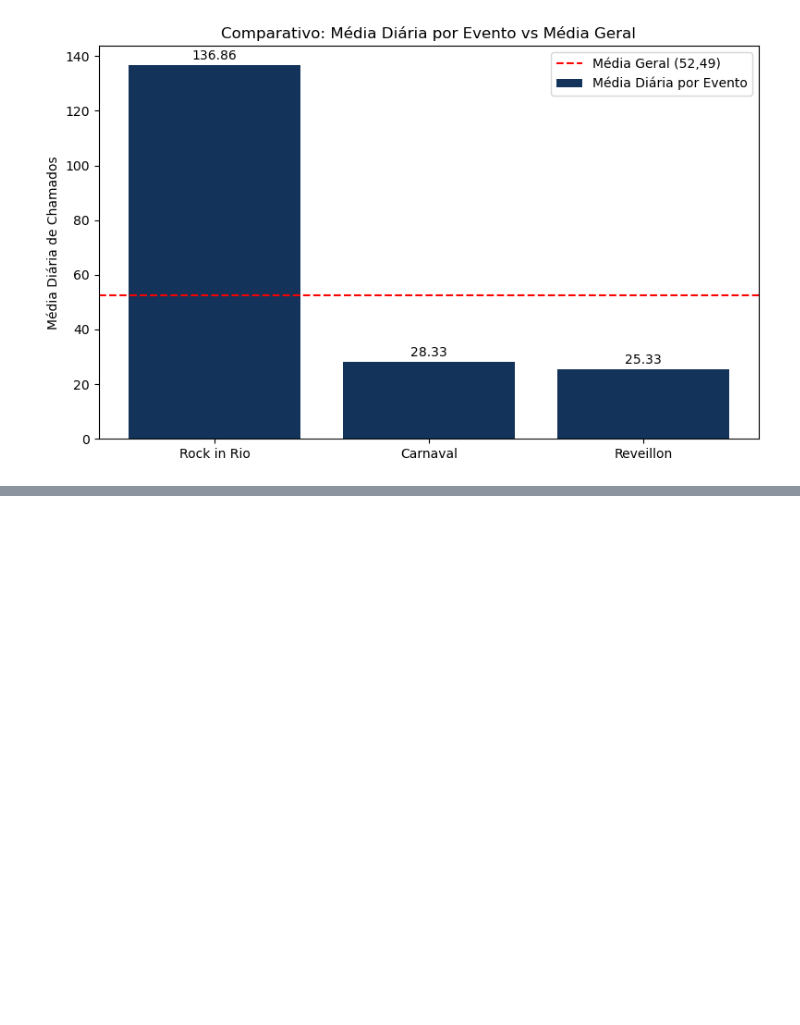
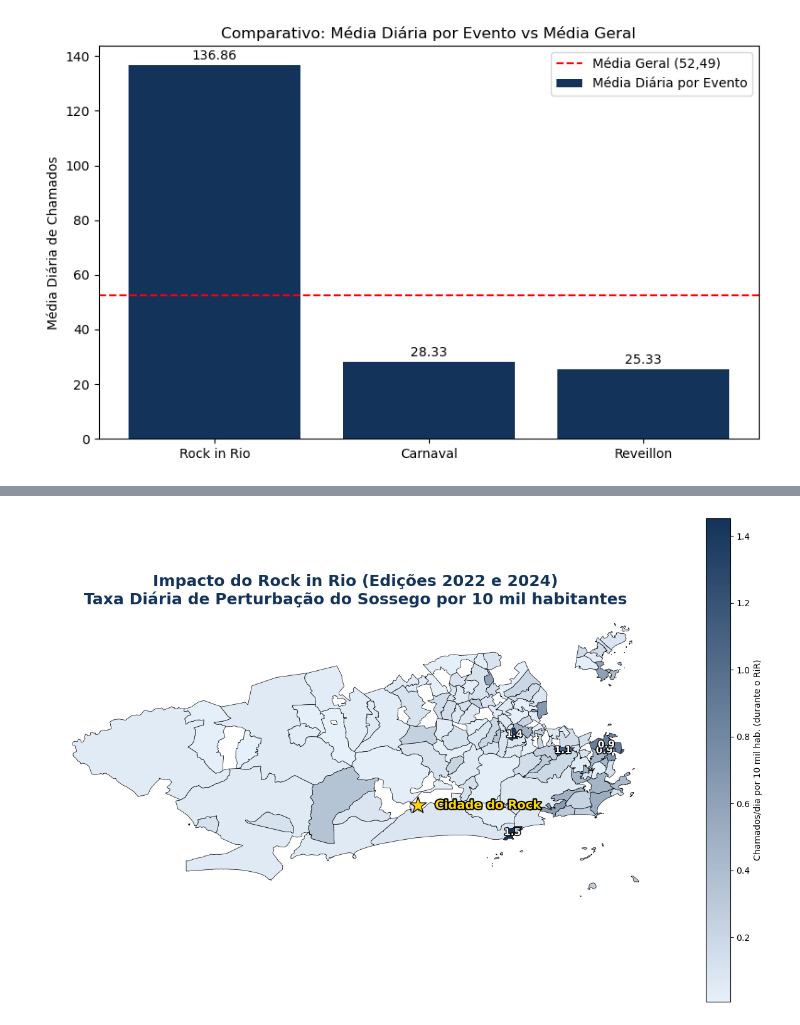
Before and after one commit to uligomesoliveira-beep/desafio-analista-dados-cv-ulisses-gomes, a Jupyter notebook: analise_python.ipynb, the cells around one changed output, grey strips where cells are left out. Drawn from its saved outputs; the diff is of its cells as text; code cells hidden in the pictures; blank space fills up the shorter version.

```diff
--- a/analise_python.ipynb
+++ b/analise_python.ipynb
@@ -322,0 +620,89 @@ Com a adição desse prisma analítico, poderíamos aumentar o nexo causal entre
+# %%
+import matplotlib.pyplot as plt
+import matplotlib.colors as mcolors
+import matplotlib.patheffects as path_effects
+import geopandas as gpd
+from shapely import wkt
+import pandas as pd
+
+# ==============================================================================
+# 1. Preparar a base do Rock in Rio com a geometria espacial
+# ==============================================================================
+# Juntamos a tabela de médias do RiR com o desenho dos bairros
+df_mapa_rir = pd.merge(df_analise_rir, df_bairros[['id_bairro', 'geometry_wkt']], on='id_bairro', how='left')
+
+# ---> NOVO: Cruzamento com os dados da População do Censo 2022
+# Garantir que o ID é tratado como texto para não haver erros no cruzamento
+df_mapa_rir['id_bairro'] = df_mapa_rir['id_bairro'].astype(str)
+df_mapa_rir = df_mapa_rir.merge(df_censo_filtrado, left_on='id_bairro', right_on='codbairro', how='left')
+
+# Preenchimento de segurança para evitar divisão por zero
+df_mapa_rir['Total_de_pessoas_2022'] = df_mapa_rir['Total_de_pessoas_2022'].fillna(1)
+
+# ---> NOVO: Criar a nova métrica (Taxa por 10 mil habitantes)
+df_mapa_rir['taxa_rir_10k'] = (df_mapa_rir['media_diaria_rir'] / df_mapa_rir['Total_de_pessoas_2022']) * 10000
+# ==============================================================================
+
+# Converter o texto WKT em formato geométrico e criar o GeoDataFrame
+df_mapa_rir['geometry'] = df_mapa_rir['geometry_wkt'].apply(wkt.loads)
+df_mapa_rir = gpd.GeoDataFrame(df_mapa_rir, geometry='geometry')
+
+# 2. Criar o "degradê" personalizado com o seu azul exato
+cor_escura = "#13335a"
+cor_clara = "#e6f0fa"
+meu_cmap = mcolors.LinearSegmentedColormap.from_list("AzulCasaCivil", [cor_clara, cor_escura])
+
+# 3. Configurar o tamanho da imagem
+fig, ax = plt.subplots(figsize=(16, 10))
+
+# 4. Desenhar o mapa focado na nova taxa ('taxa_rir_10k')
+df_mapa_rir.plot(column='taxa_rir_10k',  # <-- Usando a nova métrica ajustada
+                 cmap=meu_cmap,
+                 linewidth=0.5,
+                 edgecolor='black',
+                 legend=True,
+                 legend_kwds={'label': "Chamados/dia por 10 mil hab. (durante o RiR)"}, # Nova legenda
+                 ax=ax)
+
+# 5. Adicionar os rótulos de texto apenas nos Top 5 bairros mais impactados proporcionalmente
+top_bairros_rir = df_mapa_rir.nlargest(5, 'taxa_rir_10k')
+
+for idx, linha in top_bairros_rir.iterrows():
+    if pd.notnull(linha.geometry): # Garantir que o polígono existe
+        x = linha.geometry.centroid.x
+        y = linha.geometry.centroid.y
+        # Formatar a taxa com 1 casa decimal
+        valor_texto = f"{linha['taxa_rir_10k']:.1f}"
+
+        ax.text(x, y, valor_texto,
+                fontsize=11, fontweight='bold', color='white',
+                ha='center', va='center',
+                path_effects=[path_effects.withStroke(linewidth=2, foreground="black")])
+
+# ==========================================
+# 6. O GRANDE DESTAQUE: A CIDADE DO ROCK
+# ==========================================
+# Coordenadas reais aproximadas do Parque Olímpico (RiR): Longitude X e Latitude Y
+lon_rir = -43.3966
+lat_rir = -22.9769
+
+# Desenhar uma "Estrela" dourada na localização exata
+ax.scatter(lon_rir, lat_rir, marker='*', color='gold', s=400, edgecolor='black', zorder=5)
+
+# Escrever "Cidade do Rock" ao lado da estrela
+ax.text(lon_rir + 0.02, lat_rir, 'Cidade do Rock',
+        fontsize=14, fontweight='bold', color='gold',
+        ha='left', va='center',
+        path_effects=[path_effects.withStroke(linewidth=3, foreground="black")],
+        zorder=5)
+# ==========================================
+
+# 7. Remover as bordas, eixos e colocar o título ajustado
+ax.axis('off')
+plt.title("Impacto do Rock in Rio (Edições 2022 e 2024)\nTaxa Diária de Perturbação do Sossego por 10 mil habitantes",
+          fontsize=18, fontweight='bold', color=cor_escura)
+
+# Exibir o mapa
+plt.show()
+# %% [output]
+[figure, added]
```
Also changed, not shown: parts of 21 cells of this notebook, 1 other file.
